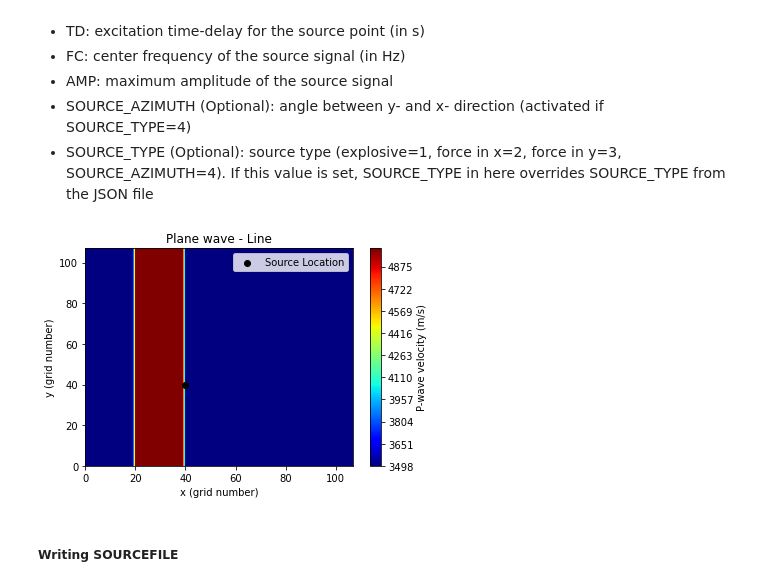
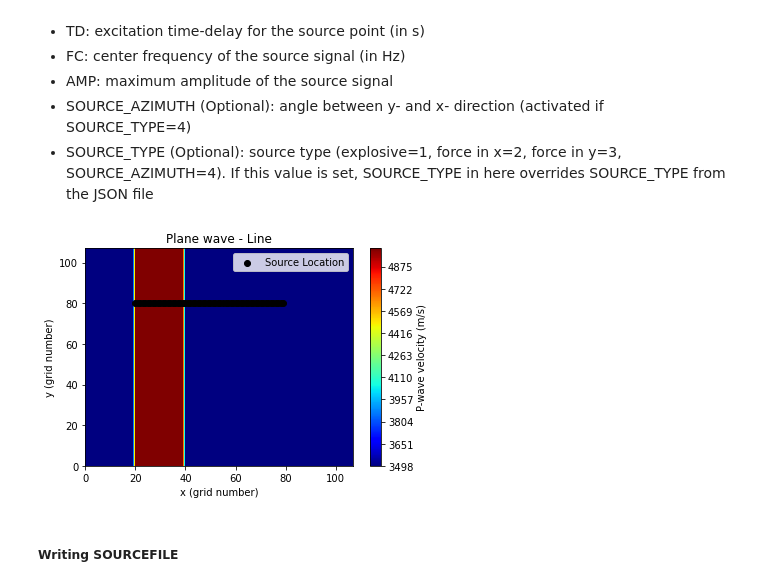
Before and after one commit to GGGiozzaG/SOFI2D-3D, a Jupyter notebook: .github/workflows/SOFI2DBuilder.ipynb, the cells around one changed output. Saved outputs shown, nothing was run; the diff lists cells and outputs as text; code cells hidden in the pictures.

```diff
--- a/.github/workflows/SOFI2DBuilder.ipynb
+++ b/.github/workflows/SOFI2DBuilder.ipynb
@@ -500,28 +500,28 @@ SOURCE_FILE parameters are:
 - SOURCE_TYPE (Optional): source type (explosive=1, force in x=2, force in y=3, SOURCE_AZIMUTH=4). If this value is set, SOURCE_TYPE in here overrides SOURCE_TYPE from the JSON file
 # %%
 #Define coordinates for source
-x_start=2000
-x_end=2000
-y_start=2000
-y_end=2000
+x_start=1000
+x_end=4000
+y_start=4000
+y_end=4000
 TD=0
 FC=10
 AMP=1
 SOURCE_AZIMUTH=0
 SOURCE_TYPE=1
 [XSRC_grid,YSRC_grid]=SRPlacement(dh_model,x_start,x_end,y_start,y_end)
 YSRC=YSRC_grid*dh_model
 XSRC=XSRC_grid*dh_model
 im1 = plt.contourf(xx_grid, yy_grid, zz_Vp,500,cmap=plt.cm.jet,norm=None)
 plt.scatter(XSRC_grid,YSRC_grid, color='black',label='Source Location')
 plt.xlim(0,NX-1) ; plt.ylim(0,NY-1)
 plt.legend()
 plt.title('Plane wave - Line')
 plt.xlabel('x (grid number)'); plt.ylabel('y (grid number)')
 cbar = plt.colorbar(im1, orientation = 'vertical')
 cbar.set_label("P-wave velocity (m/s)")
 # %% [output]
-[figure, old version]
+[figure, new version]
 # %% [markdown]
 ##### Writing SOURCEFILE
 # %%
```
Also changed, not shown: parts of 12 cells of this notebook.
